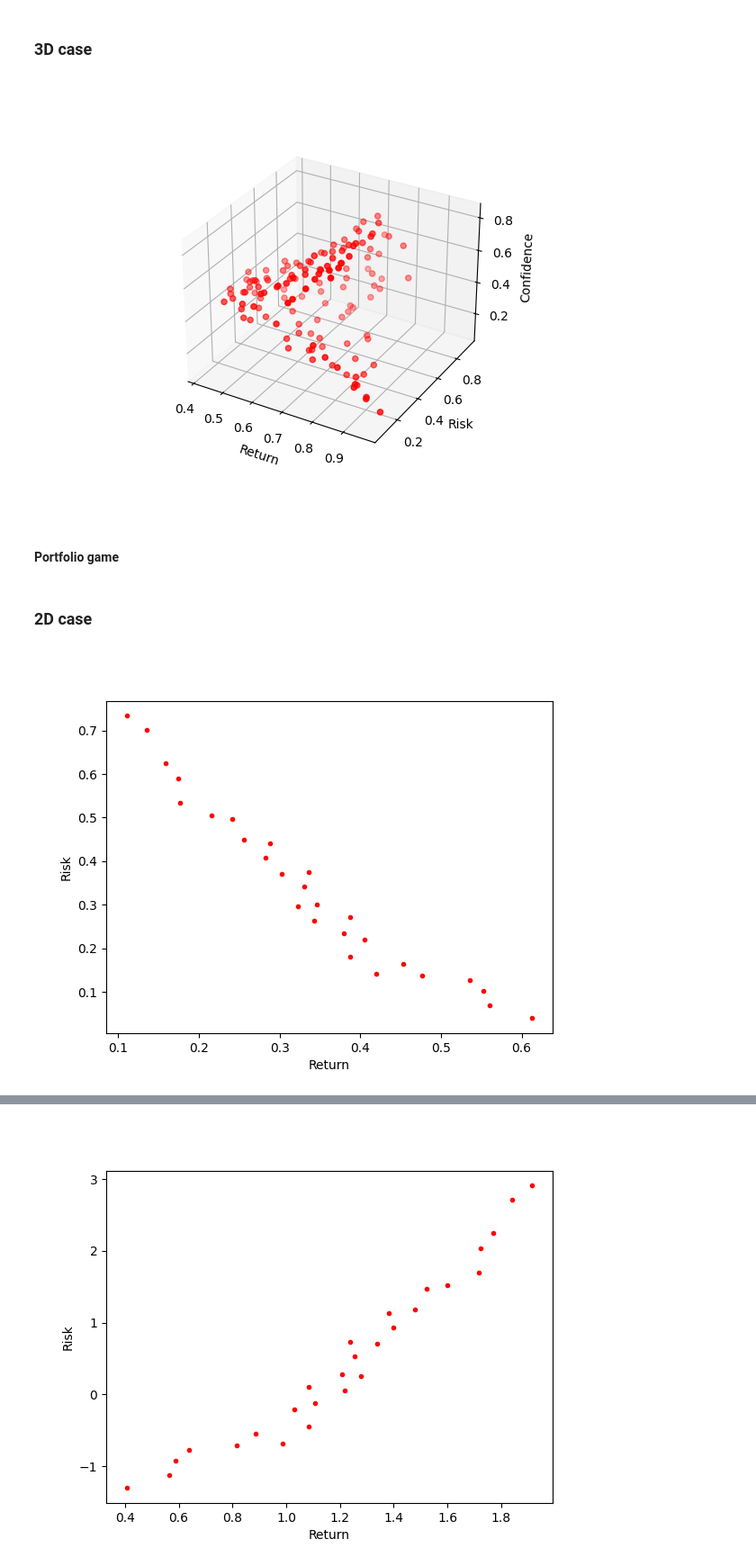
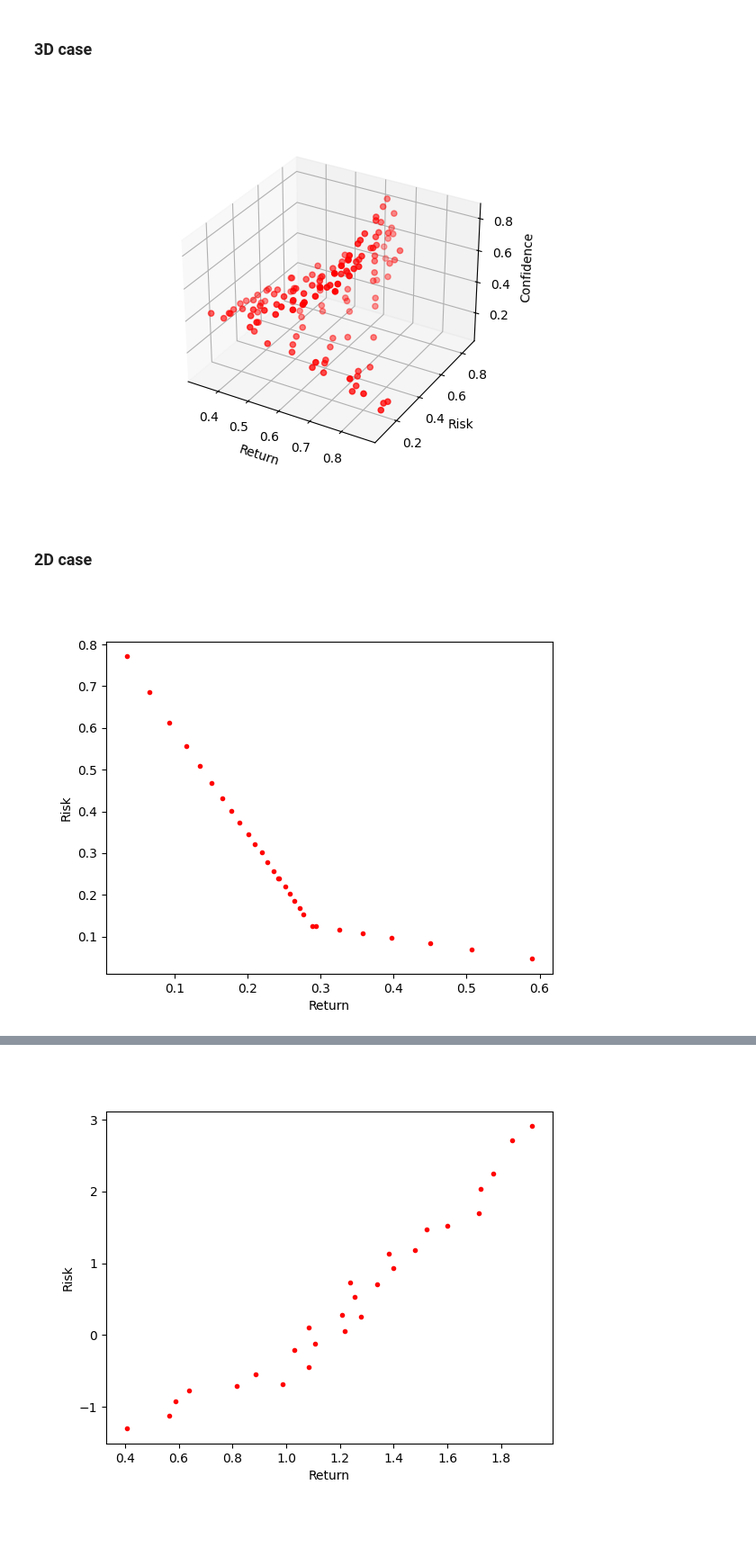
Before and after one commit to alessandro1802/moo, a Jupyter notebook: lab2.ipynb, the cells around one changed output, grey strips where cells are left out. Shown at 90% size. Drawn from its saved outputs; the diff is of its cells as text; code cells hidden in the pictures; blank space fills up the shorter version.

Commit message:
portfolio choose

```diff
--- a/lab2.ipynb
+++ b/lab2.ipynb
@@ -255,7 +255,7 @@ class MOEAD_3D():
                 self.population[neighbours[-1]] = offspring
                 self.population_points[neighbours[-1]] = self.calc_point(offspring)
             self.update_population()
-        return list(self.population.values())
+        return list(self.population.values()),self.population_points
 
     def plot_state(self):
         ax = plt.figure().add_subplot(projection = '3d')
@@ -267,24 +267,22 @@ class MOEAD_3D():
         plt.show()
 # %%
 population_size = 300
-num_iterations = 100
+num_iterations = 1000
 num_objectives = 30
 num_neighbors = 1
 crossover_rate = 0.9
 mutation_rate = 0.1
 
 solver = MOEAD_3D(stock_data_norm,
                   risk_matrix_norm,
                   population_size,
                   num_iterations,
                   num_objectives,
                   num_neighbors,
                   crossover_rate,
                   mutation_rate)
 
 final_population = solver.solve()
 solver.plot_state()
 # %% [output]
-[figure, old version]
+[figure, new version]
-# %% [markdown]
-#### Portfolio game
@@ -383,13 +379,13 @@ class MOEAD_2D(MOEAD_3D):
         plt.show()
 # %%
 population_size = 300
-num_iterations = 100
+num_iterations = 1000
 num_objectives = 30
 num_neighbors = 1
 crossover_rate = 0.9
 mutation_rate = 0.1
 
-solver = MOEAD_2D(stock_data_norm,
+solver2d = MOEAD_2D(stock_data_norm,
                   risk_matrix_norm,
                   population_size,
                   num_iterations,
@@ -398,7 +394,7 @@ solver = MOEAD_2D(stock_data_norm,
                   crossover_rate,
                   mutation_rate)
 
-final_population = solver.solve()
-solver.plot_state()
+final_population_2d = solver2d.solve()
+solver2d.plot_state()
 # %% [output]
-[figure, old version]
+[figure, new version]
```
Also changed, not shown: parts of 6 cells of this notebook, 1 other file.
